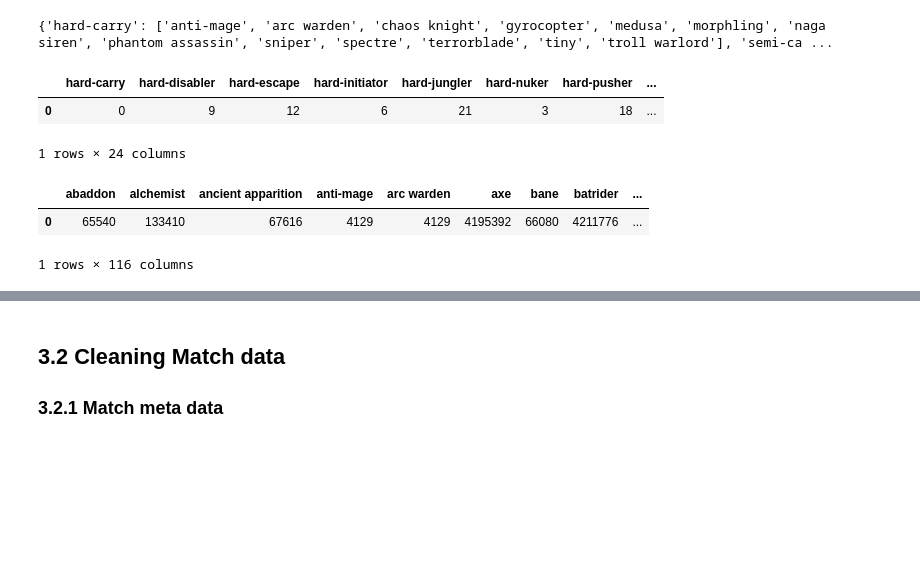
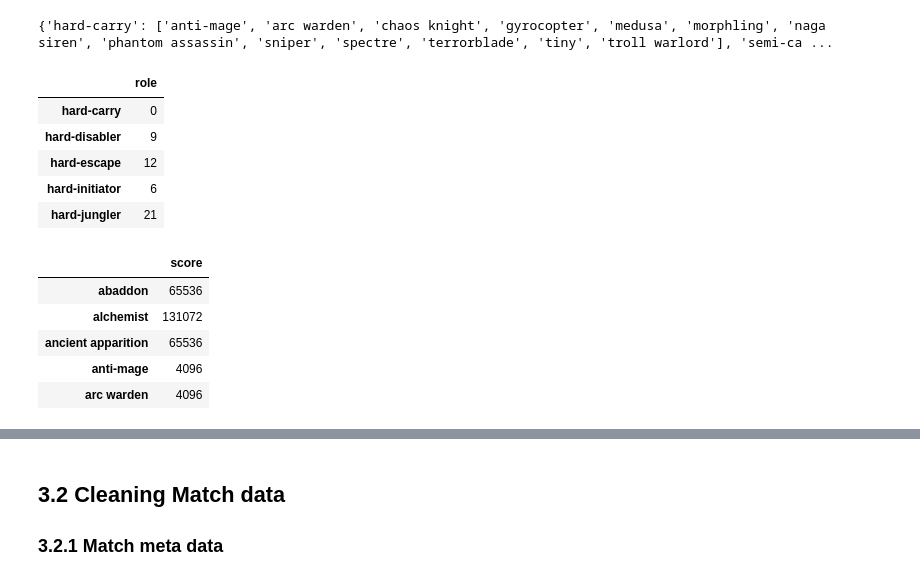
Before and after one commit to Samuel-Campbell/dota2, a Jupyter notebook: src/Dota2_Analysis.ipynb, the cells around one changed output, grey strips where cells are left out. Drawn from its saved outputs; the diff is of its cells as text; code cells hidden in the pictures; blank space fills up the shorter version.

Commit message:
finished data cleaning and structuring

```diff
--- a/src/Dota2_Analysis.ipynb
+++ b/src/Dota2_Analysis.ipynb
@@ -327,31 +329,40 @@ print(cleaned_roles_dict)
 # %% [output]
 {'hard-carry': ['anti-mage', 'arc warden', 'chaos knight', 'gyrocopter', 'medusa', 'morphling', 'naga siren', 'phantom assassin', 'sniper', 'spectre', 'terrorblade', 'tiny', 'troll warlord'], 'semi-ca ...
 # %%
-role_bits = {}
+role_bits = {
+    'role': {}
+}
+
 index = 0
 for role in cleaned_roles_dict:
-    role_bits[role] = index
+    role_bits['role'][role] = index
     index += 1
-role_bits_df = pd.DataFrame(role_bits, index=[0])
-role_bits_df
+role_bits_df = pd.DataFrame(role_bits)
+role_bits_df.head()
 # %% [output]
-|  | hard-carry | hard-disabler | hard-escape | hard-initiator | hard-jungler | hard-nuker | hard-pusher | ... |
-| 0 | 0 | 9 | 12 | 6 | 21 | 3 | 18 | ... |
+|  | role |
+| hard-carry | 0 |
+| hard-disabler | 9 |
+| hard-escape | 12 |
+| hard-initiator | 6 |
+| hard-jungler | 21 |
-1 rows × 24 columns
 # %%
 with open('data/role_bits.json', 'w') as outfile:
     json.dump(role_bits, outfile)
 # %%
-hero_roles_dict = {}
+hero_roles_dict = {'score': {}}
 for key in cleaned_roles_dict:
     for hero in cleaned_roles_dict[key]:
         if hero in hero_roles_dict:
-            hero_roles_dict[hero] += 2**role_bits[key]
+            hero_roles_dict['score'][hero] += 2**role_bits['role'][key]
         else:
-            hero_roles_dict[hero] = 2**role_bits[key]
-hero_roles_df = pd.DataFrame(hero_roles_dict, index=[0])
-hero_roles_df.head()
+            hero_roles_dict['score'][hero] = 2**role_bits['role'][key]
+hero_scores_df = pd.DataFrame(hero_roles_dict)
+hero_scores_df.head()
 # %% [output]
-|  | abaddon | alchemist | ancient apparition | anti-mage | arc warden | axe | bane | batrider | ... |
-| 0 | 65540 | 133410 | 67616 | 4129 | 4129 | 4195392 | 66080 | 4211776 | ... |
+|  | score |
+| abaddon | 65536 |
+| alchemist | 131072 |
+| ancient apparition | 65536 |
+| anti-mage | 4096 |
+| arc warden | 4096 |
-1 rows × 116 columns
```
Also changed, not shown: parts of 9 cells of this notebook, 3 other files.
